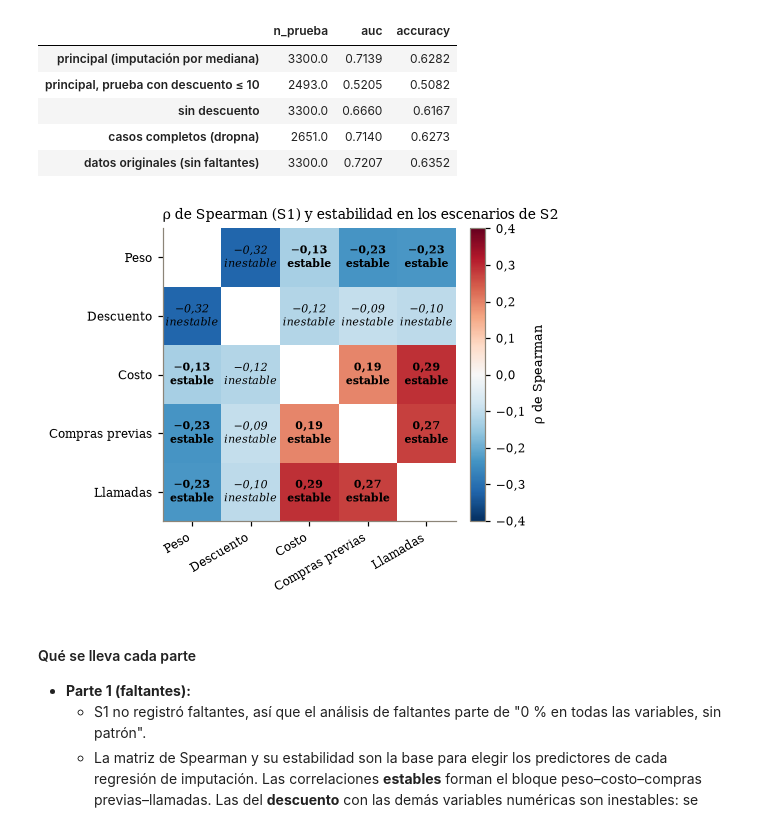
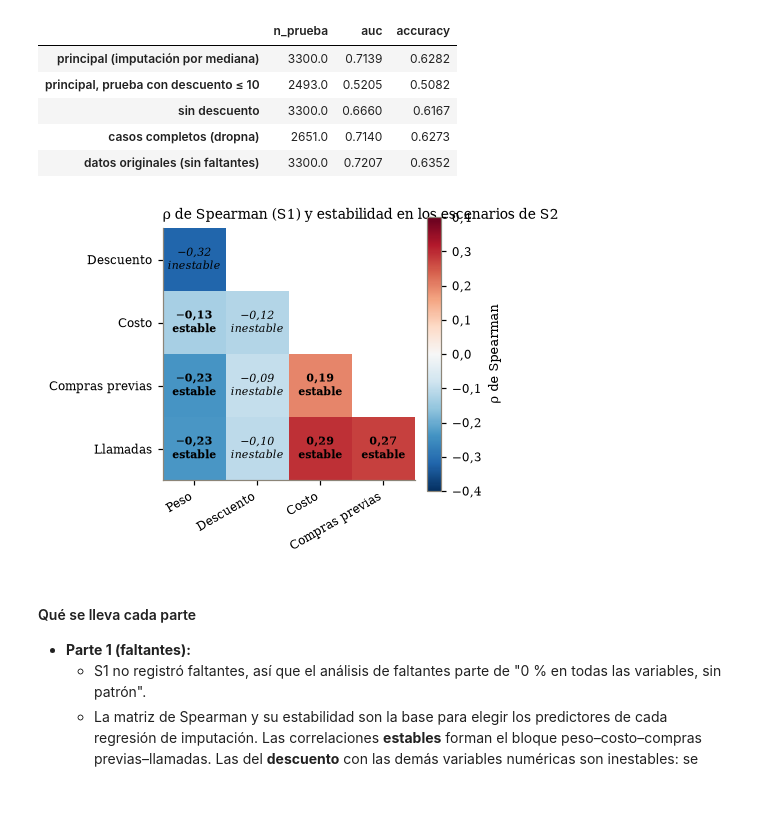
Before and after one commit to joserodriguezc/grupo_1_estadistica_computacional, a Jupyter notebook: sumativa_3/notebooks/sumativa_3_grupo1.ipynb, the cells around one changed output. Cells and saved outputs as stored; diff of their text form; code cells hidden in the pictures; blank space fills up the shorter version.

Commit message:
style(sumativa3): matriz de Spearman de la sección 1 como triángulo inferior

```diff
--- a/sumativa_3/notebooks/sumativa_3_grupo1.ipynb
+++ b/sumativa_3/notebooks/sumativa_3_grupo1.ipynb
@@ -363,27 +363,29 @@ Formativa 2 (modelo logístico de 4 predictores), AUC en prueba:
 | datos originales (sin faltantes) | 3300.0 | 0.7207 | 0.6352 |
 # %%
 orden = ['peso_gramos', 'descuento_ofrecido', 'costo_producto', 'compras_previas', 'llamadas_atencion']
-matriz = spearman_s1.loc[orden, orden]
+filas_h, cols_h = orden[1:], orden[:-1]   # triángulo inferior sin la diagonal: sin la fila ni la columna vacías
+matriz = spearman_s1.loc[filas_h, cols_h]
 estable = {frozenset((r.variable_1, r.variable_2)): r.estable_s2 for r in pares_s1_s2.itertuples()}
-fig, ax = plt.subplots(figsize=(4.6, 3.8))
 valores = matriz.to_numpy().copy()
-np.fill_diagonal(valores, np.nan)   # la diagonal (rho = 1) no aporta información
-im = ax.imshow(valores, cmap='RdBu_r', vmin=-0.4, vmax=0.4)
-for i, a in enumerate(orden):
-    for j, b in enumerate(orden):
-        if i == j:
-            continue
+for i in range(len(filas_h)):
+    valores[i, i + 1:] = np.nan   # se oculta el triángulo superior: cada par aparece una sola vez
+fig, ax = plt.subplots(figsize=(4.2, 3.5))
+im = ax.imshow(np.ma.masked_invalid(valores), cmap='RdBu_r', vmin=-0.4, vmax=0.4)
+for i, a in enumerate(filas_h):
+    for j, b in enumerate(cols_h[:i + 1]):
         ok = estable[frozenset((a, b))]
         ax.text(j, i, f"{num(matriz.loc[a, b], 2)}\n{'estable' if ok else 'inestable'}", ha='center', va='center',
                 fontsize=7, color='black', fontweight='bold' if ok else 'normal', fontstyle='normal' if ok else 'italic')
-ax.set_xticks(range(len(orden)), [ETIQ[v] for v in orden], rotation=30, ha='right')
-ax.set_yticks(range(len(orden)), [ETIQ[v] for v in orden])
+ax.set_xticks(range(len(cols_h)), [ETIQ[v] for v in cols_h], rotation=30, ha='right')
+ax.set_yticks(range(len(filas_h)), [ETIQ[v] for v in filas_h])
 ax.grid(False)
+for lado in ('top', 'right'):
+    ax.spines[lado].set_visible(False)
 ax.set_title('ρ de Spearman (S1) y estabilidad en los escenarios de S2')
 fig.colorbar(im, ax=ax, shrink=0.8, label='ρ de Spearman', format=FuncFormatter(lambda v, _: num(v, 1)))
 guardar('fig_0_matriz_estabilidad', fig)
 # %% [output]
-[figure, old version]
+[figure, new version]
 # %% [markdown]
 #### Qué se lleva cada parte
 
```
Also changed, not shown: parts of 2 cells of this notebook, 3 other files.
